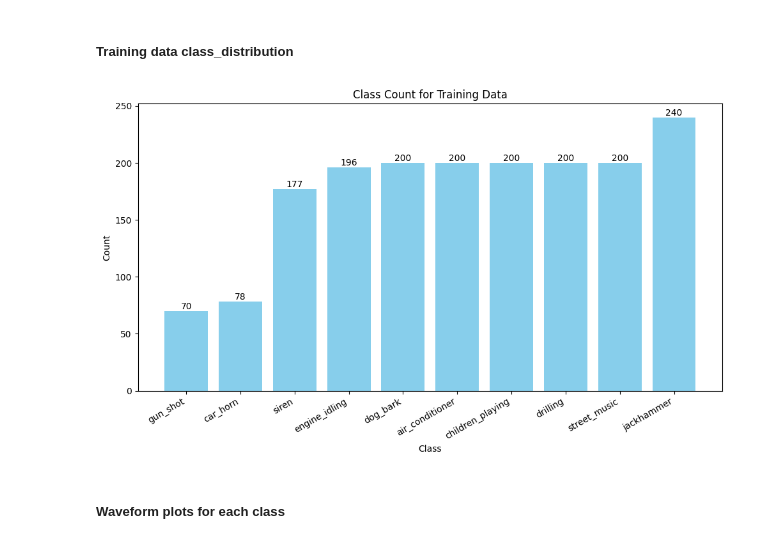
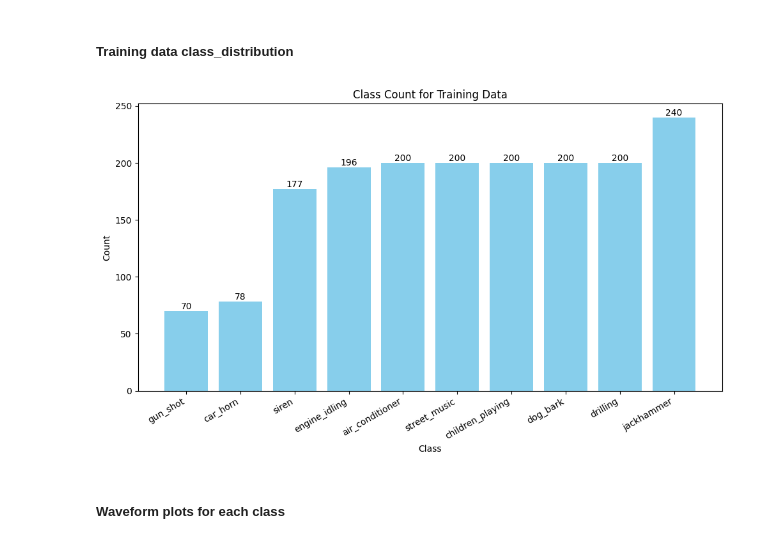
Before and after one commit to jasonmatthewsuhari/IT1244_UrbanSound, a Jupyter notebook: Urban Sound Analysis.ipynb, the cells around one changed output. Drawn from its saved outputs; the diff is of its cells as text; code cells hidden in the pictures.

```diff
--- a/Urban Sound Analysis.ipynb
+++ b/Urban Sound Analysis.ipynb
@@ -114,30 +79,0 @@ drive = GoogleDrive(gauth)
-# %%
-train_file_list = drive.ListFile({'q': "'178Hn4bAcib8DnlBjjCI2S_jVRD0ytktl' in parents and trashed=false"}).GetList()
-train_data = [file for file in train_file_list]
-
-test_file_list = drive.ListFile({'q': "'1IPj3qUNDgAqA0l-ErWRerpzQ2IexRJ73' in parents and trashed=false"}).GetList()
-test_data = [file for file in test_file_list]
-
-temp_data = []
-
-for file in train_data:
-    file_name = file['title']
-    index = int(file_name.split('__')[0].split('_')[1:][0])
-    category = file_name.split('__')[1][:-4]
-    file_id = file['id']
-
-    temp_data.append([index, file_id, category])
-
-train_data = np.array(temp_data)
-
-temp_data = []
-
-for file in test_data:
-    file_name = file['title']
-    index = int(file_name.split('__')[0].split('_')[1:][0])
-    category = file_name.split('__')[1][:-4]
-    file_id = file['id']
-
-    temp_data.append([index, file_id, category])
-
-test_data = np.array(temp_data)
@@ -152,25 +82,26 @@ Authentication successful.
 # %% [markdown]
 ##### Training data class_distribution
 # %%
+train_data = os.listdir('data/Train')
 class_distribution = {}
 for data in train_data:
-    category = data[2]
+    category = data.split('__')[1].split('.')[0]
     class_distribution[category] = class_distribution.get(category, 0) + 1
 
 sorted_categories = sorted_categories = sorted(class_distribution.keys(), key=lambda category: class_distribution[category])
 sorted_counts = [class_distribution[category] for category in sorted_categories]
 
 plt.figure(figsize=(10, 6))
 bars = plt.bar(sorted_categories, sorted_counts, color='skyblue')
 for bar, count in zip(bars, sorted_counts):
     plt.text(bar.get_x() + bar.get_width() / 2, bar.get_height(), str(count), ha='center', va='bottom')
 plt.xlabel('Class')
 plt.ylabel('Count')
 plt.title('Class Count for Training Data')
 plt.xticks(rotation=30, ha='right')
 plt.tight_layout()
 # %% [output]
-[figure, old version]
+[figure, new version]
 # %% [markdown]
 ##### Waveform plots for each class
 # %%
```
Also changed, not shown: parts of 17 cells of this notebook, 1 other file.
